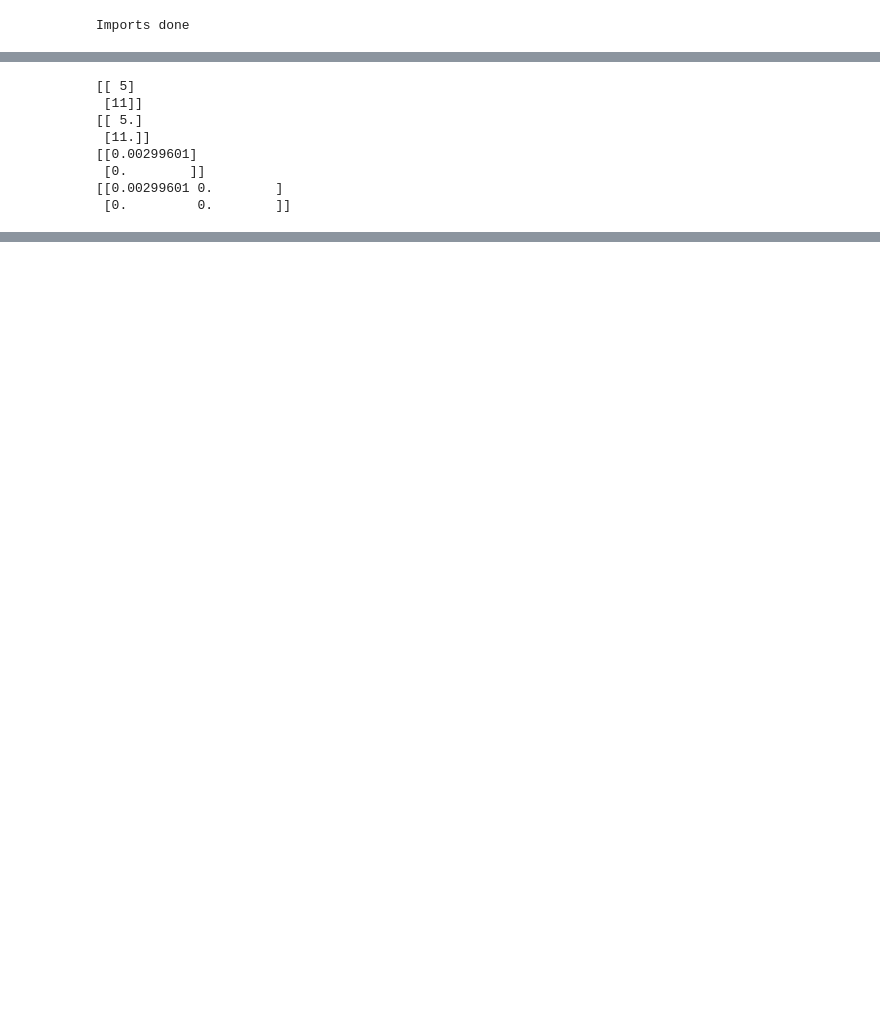
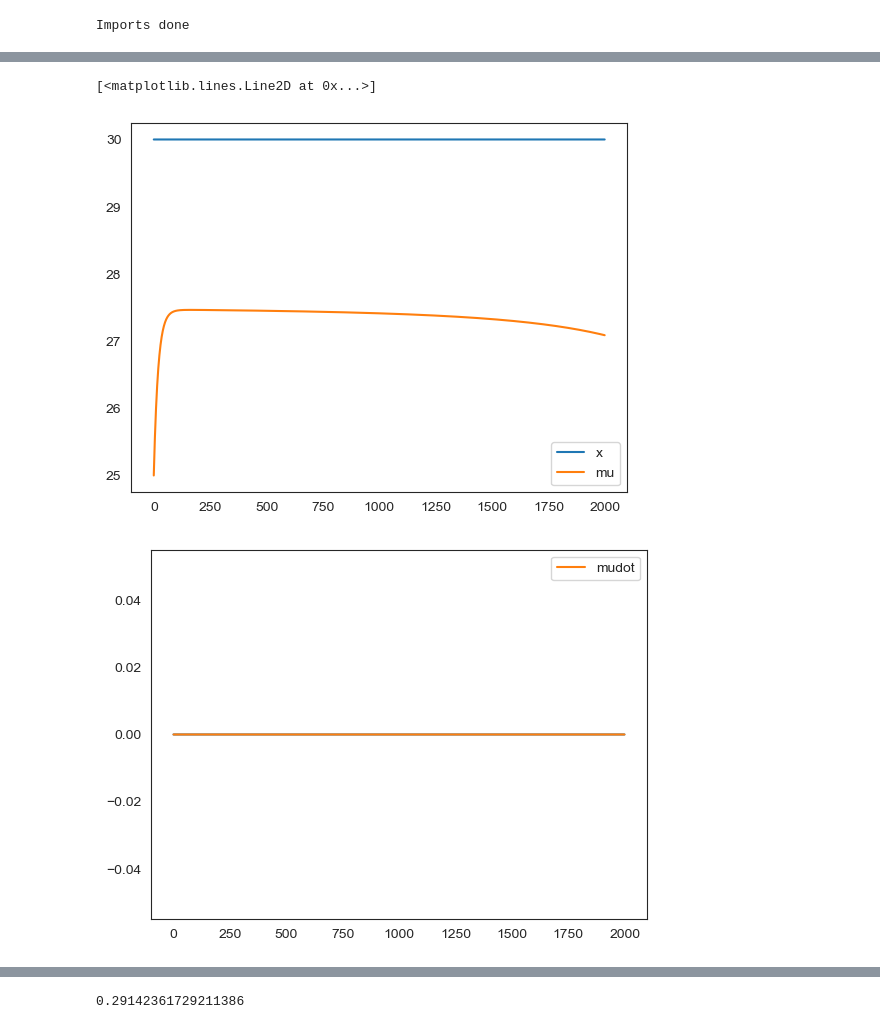
Before and after one commit to sebastiaan116/Affective-Active-Inference, a Jupyter notebook: Simple_Hydars.ipynb, the cells around one changed output, grey strips where cells are left out. Drawn from its saved outputs; the diff is of its cells as text; code cells hidden in the pictures; blank space fills up the shorter version.

```diff
--- a/Simple_Hydars.ipynb
+++ b/Simple_Hydars.ipynb
@@ -431,18 +205,0 @@ plt.plot(1/omega_z0)
-# %%
-
-a = np.array([[1],[2]])
-b = np.array([[1,2],[3,4]])
-print(np.dot(b,a) )
-print(np.dot(np.identity(2),np.dot(b,a) ))
-
-print(e_x)
-print(np.diag(e_x.flatten()))
-# %% [output]
-[[ 5]
- [11]]
-[[ 5.]
- [11.]]
-[[0.00299601]
- [0.        ]]
-[[0.00299601 0.        ]
- [0.         0.        ]]
@@ -448,0 +296,23 @@ print(np.diag(e_x.flatten()))
+# %%
+
+
+plt.figure()
+plt.plot(x, label = "x")
+plt.plot(mu, label = "mu")
+plt.legend()
+# plt.plot(mu_dot)
+
+plt.figure()
+plt.plot(x_dot)
+plt.plot(mu_dot, label = "mudot")
+plt.legend()
+
+# plt.figure()
+# plt.plot(mu)
+
+plt.figure()
+plt.plot(1/omega_z0)
+# %% [output]
+[<matplotlib.lines.Line2D at 0x...>]
+[figure, added]
+[figure, added]
@@ -448,0 +320,4 @@ print(np.diag(e_x.flatten()))
+# %%
+print(1/omega_z0[-1])
+# %% [output]
+0.29142361729211386
```
Also changed, not shown: parts of 10 cells of this notebook, 2 other files.
